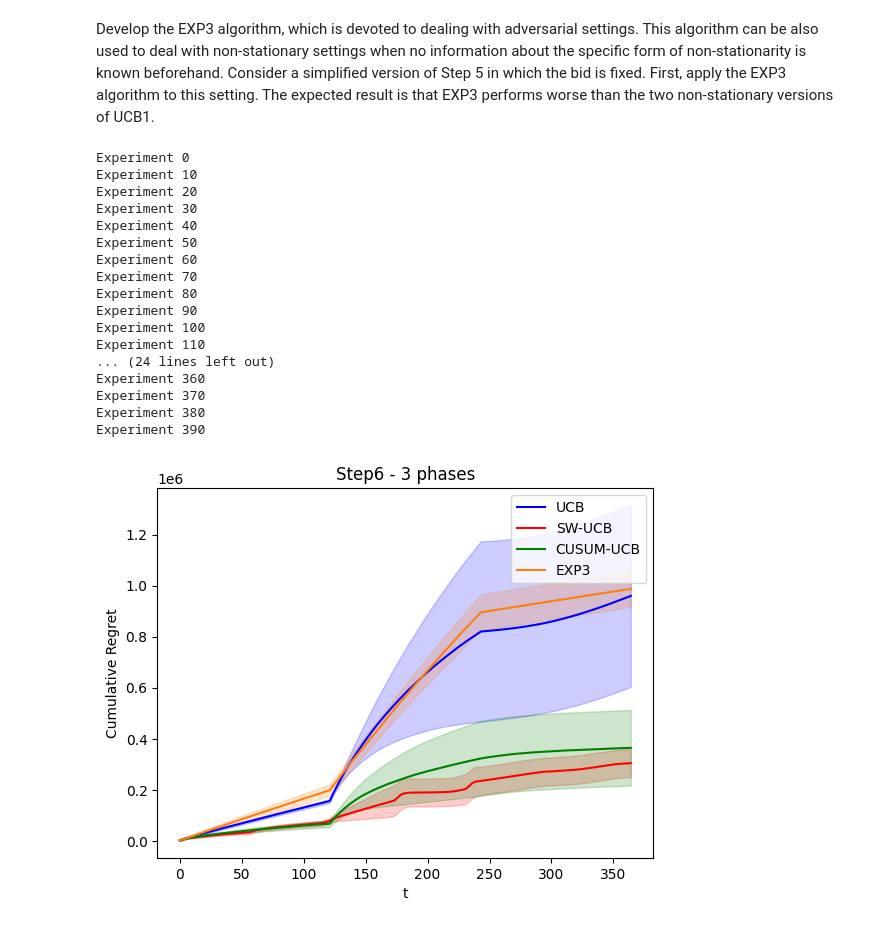
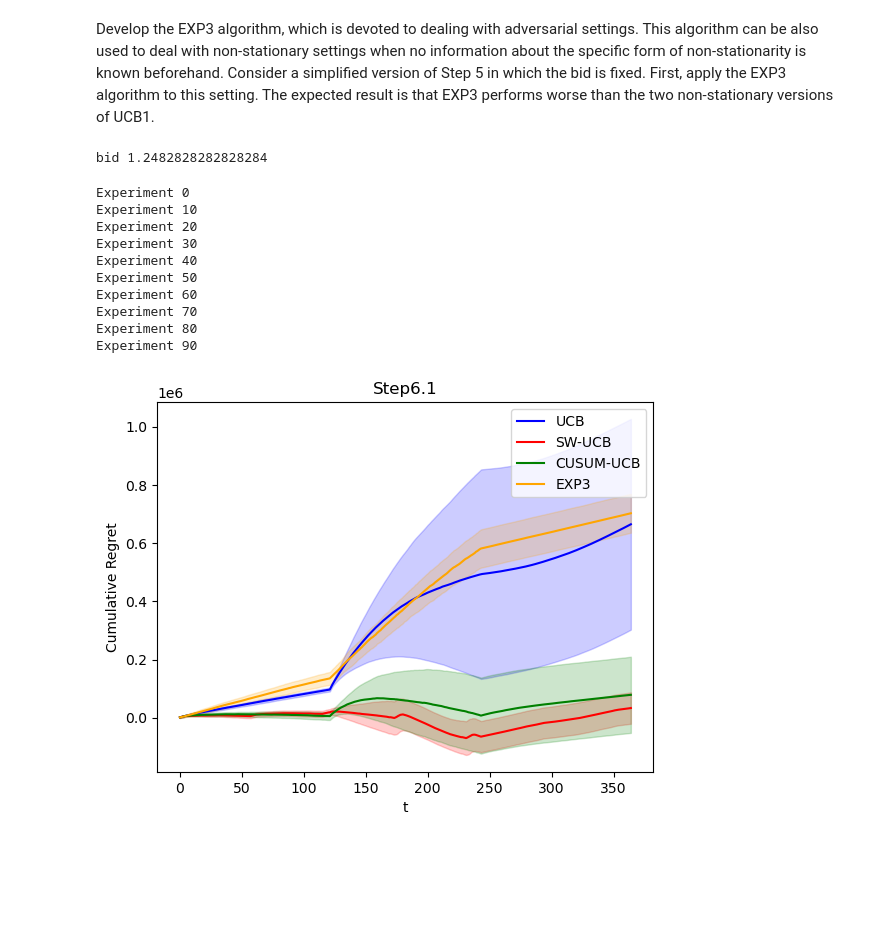
Before and after one commit to MatteoPancini/Online-Pricing-and-Advertising-Optimization-Project, a Jupyter notebook: Project-Pricing-Advertising-2022-2023/6_1.ipynb, the cells around one changed output. Drawn from its saved outputs; the diff is of its cells as text; code cells hidden in the pictures; blank space fills up the shorter version.

```diff
--- a/Project-Pricing-Advertising-2022-2023/6_1.ipynb
+++ b/Project-Pricing-Advertising-2022-2023/6_1.ipynb
@@ -12,12 +12,14 @@ import p6.EXP3_learner as exp3
 import utils.projectParameters as param
 # %%
 T = 365
-n_experiments = 400
+n_experiments = 100
 
 class_id = 1
 env = env.Environment6_1(class_id, T)
 opt = np.array([env.get_opt(t) for t in range(T)])
 n_arms = env.n_arms
+# %% [output]
+bid 1.2482828282828284
 # %%
 ucb_rewards_per_experiment = []
 swucb_rewards_per_experiment = []
@@ -94,33 +96,26 @@ Experiment 60
 Experiment 70
 Experiment 80
 Experiment 90
-Experiment 100
-Experiment 110
-... (24 lines left out)
-Experiment 360
-Experiment 370
-Experiment 380
-Experiment 390
 # %%
 plt.figure(0)
-plt.title("Step6 - 3 phases")
+plt.title("Step6.1")
 plt.xlabel("t")
 plt.ylabel("Cumulative Regret")
 plt.plot(np.mean(cumregret_ucb, axis=0), 'b')
 plt.plot(np.mean(cumregret_swucb, axis=0), 'r')
 plt.plot(np.mean(cumregret_cusumucb, axis=0), 'g')
-plt.plot(np.mean(cumregret_exp3, axis=0), 'tab:orange')
+plt.plot(np.mean(cumregret_exp3, axis=0), 'orange')
 plt.fill_between(range(T), np.mean(cumregret_ucb, axis=0) - np.std(cumregret_ucb, axis=0),
                  np.mean(cumregret_ucb, axis=0) + np.std(cumregret_ucb, axis=0), color="blue", alpha=0.2)
 plt.fill_between(range(T), np.mean(cumregret_swucb, axis=0) - np.std(cumregret_swucb, axis=0),
                  np.mean(cumregret_swucb, axis=0) + np.std(cumregret_swucb, axis=0), color="red", alpha=0.2)
 plt.fill_between(range(T), np.mean(cumregret_cusumucb, axis=0) - np.std(cumregret_cusumucb, axis=0),
                  np.mean(cumregret_cusumucb, axis=0) + np.std(cumregret_cusumucb, axis=0), color="green", alpha=0.2)
 plt.fill_between(range(T), np.mean(cumregret_exp3, axis=0) - np.std(cumregret_exp3, axis=0),
-                 np.mean(cumregret_exp3, axis=0) + np.std(cumregret_exp3, axis=0), color="tab:orange", alpha=0.2)
+                 np.mean(cumregret_exp3, axis=0) + np.std(cumregret_exp3, axis=0), color="orange", alpha=0.2)
 plt.legend(["UCB", "SW-UCB", "CUSUM-UCB", "EXP3"])
 plt.show()
 # %% [output]
-[figure, old version]
+[figure, new version]
 # %%
 plt.figure(1)
```
Also changed, not shown: parts of 3 cells of this notebook, 3 other files.
